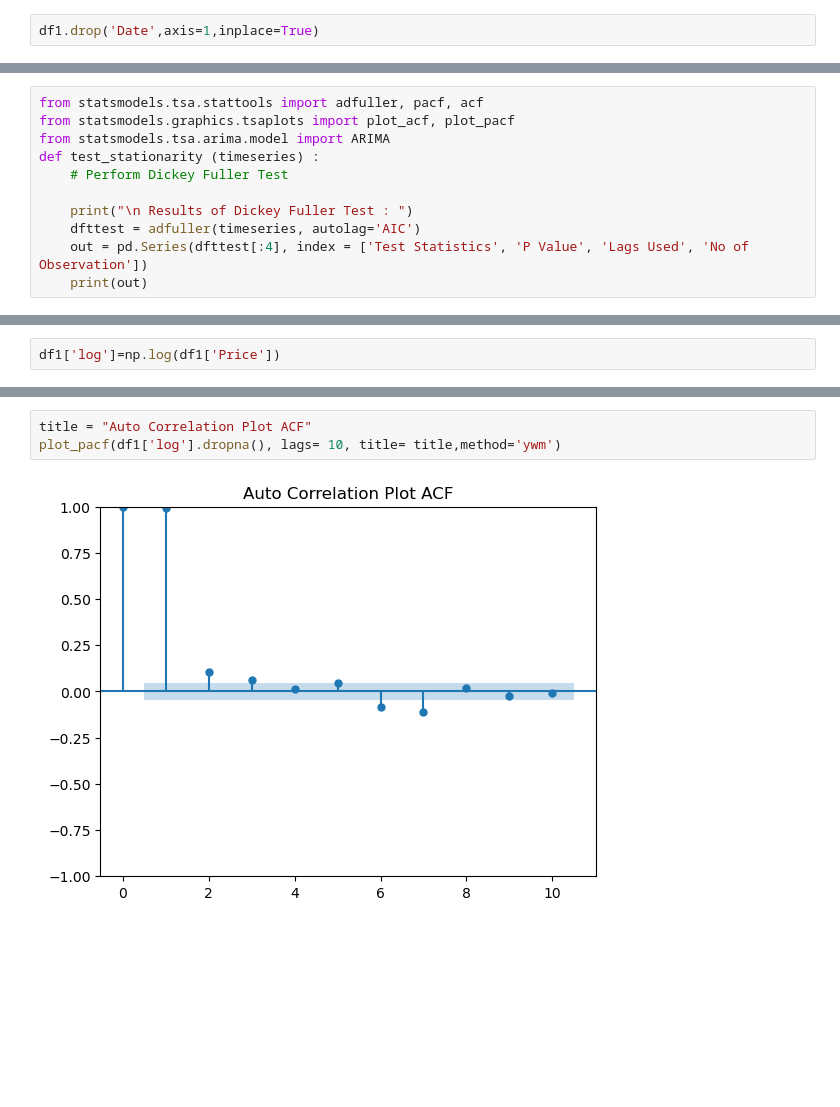
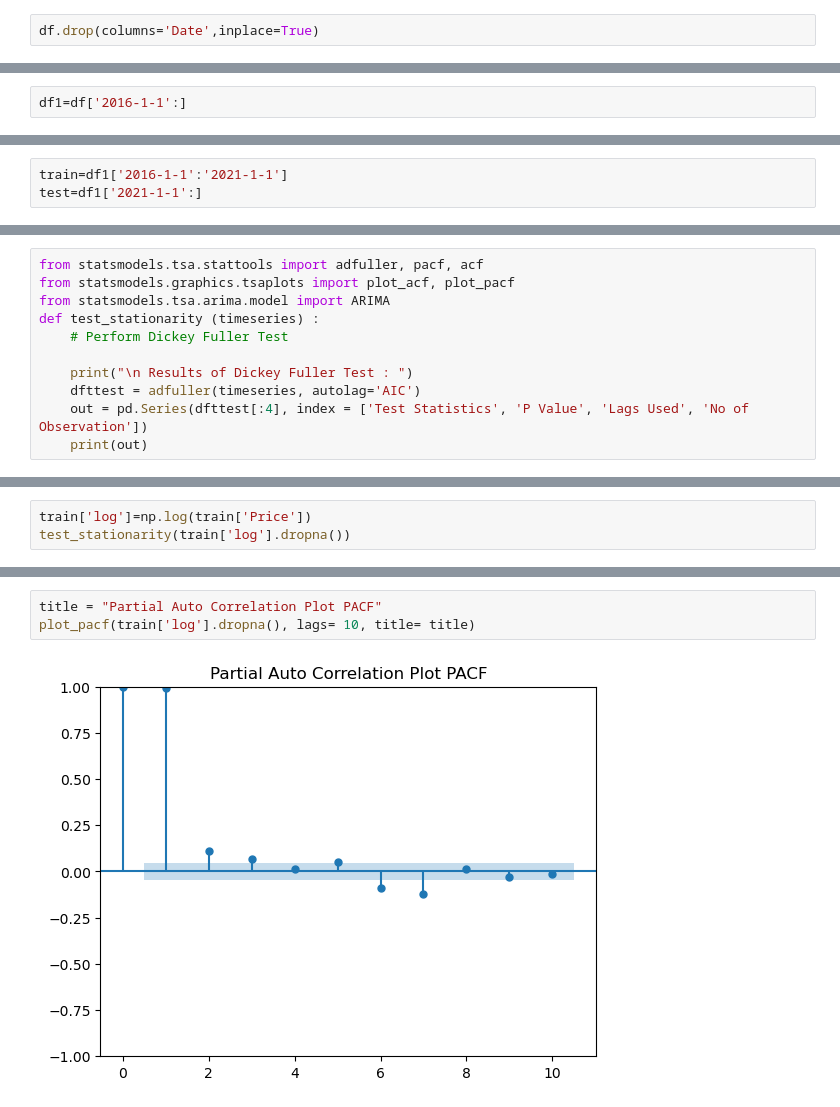
Before and after one commit to Meghraj1804/Brent-Oil-Price-Prediction, a Jupyter notebook: Brent Crude Oil Price Prediction.ipynb, the cells around one changed output, grey strips where cells are left out. Drawn from its saved outputs; the diff is of its cells as text; blank space fills up the shorter version.

```diff
--- a/Brent Crude Oil Price Prediction.ipynb
+++ b/Brent Crude Oil Price Prediction.ipynb
@@ -35,2 +48,2 @@ df1.shape
 # %%
-df1.drop('Date',axis=1,inplace=True)
+df.drop(columns='Date',inplace=True)
@@ -49,0 +50,2 @@ from statsmodels.tsa.seasonal import seasonal_decompose
+# %%
+df1=df['2016-1-1':]
@@ -49,0 +61,3 @@ from statsmodels.tsa.seasonal import seasonal_decompose
+# %%
+train=df1['2016-1-1':'2021-1-1']
+test=df1['2021-1-1':]
@@ -77,3 +112,4 @@ def test_stationarity (timeseries) :
 # %%
-df1['log']=np.log(df1['Price'])
+train['log']=np.log(train['Price'])
+test_stationarity(train['log'].dropna())
 # %% [output]
@@ -103,7 +128,7 @@ plot_acf(df1['log'].dropna(), lags= 10, title= title )
 [figure]
 [figure]
 # %%
-title = "Auto Correlation Plot ACF"
-plot_pacf(df1['log'].dropna(), lags= 10, title= title,method='ywm')
+title = "Partial Auto Correlation Plot PACF"
+plot_pacf(train['log'].dropna(), lags= 10, title= title)
 # %% [output]
-[figure, old version]
+[figure, new version]
```
Also changed, not shown: parts of 45 cells of this notebook.
